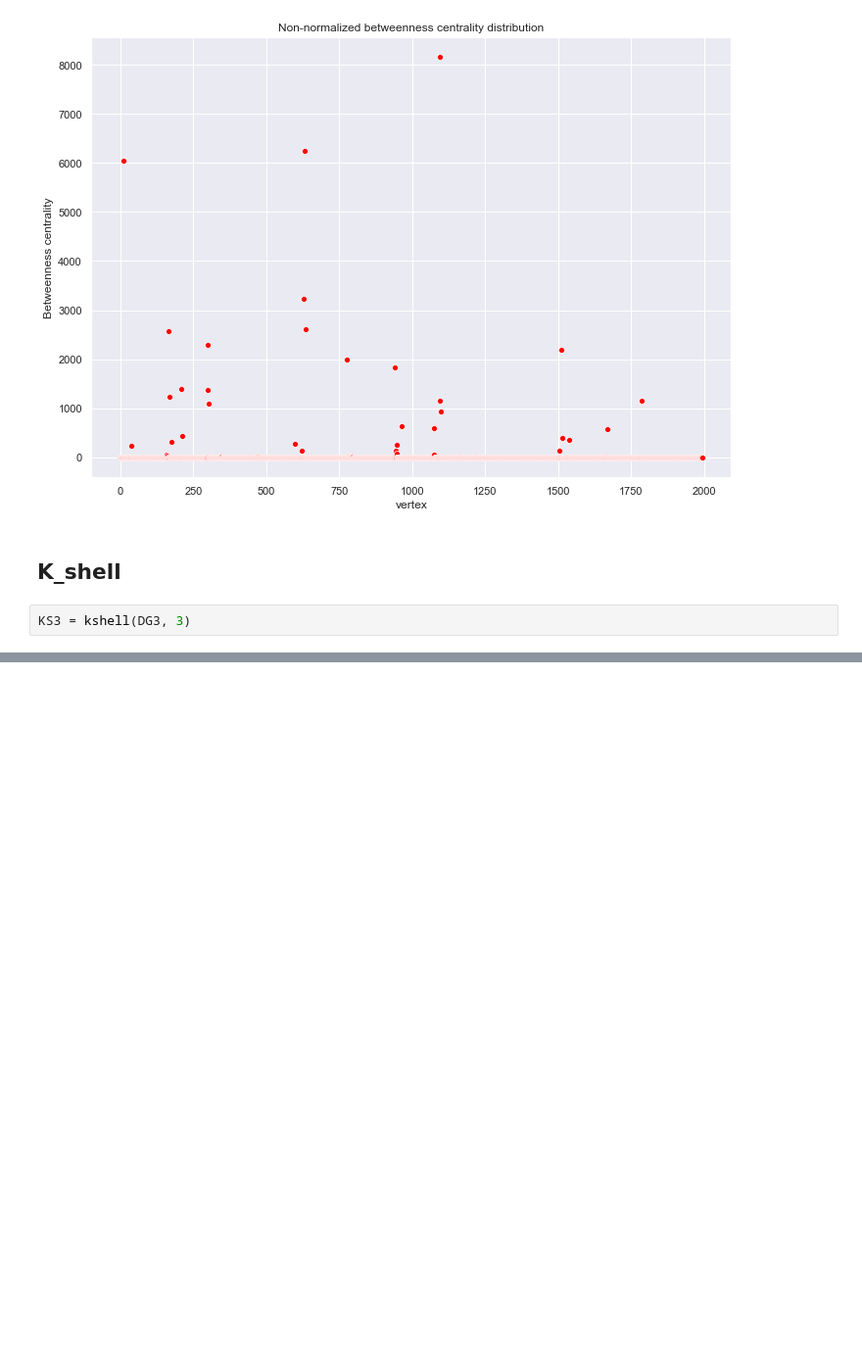
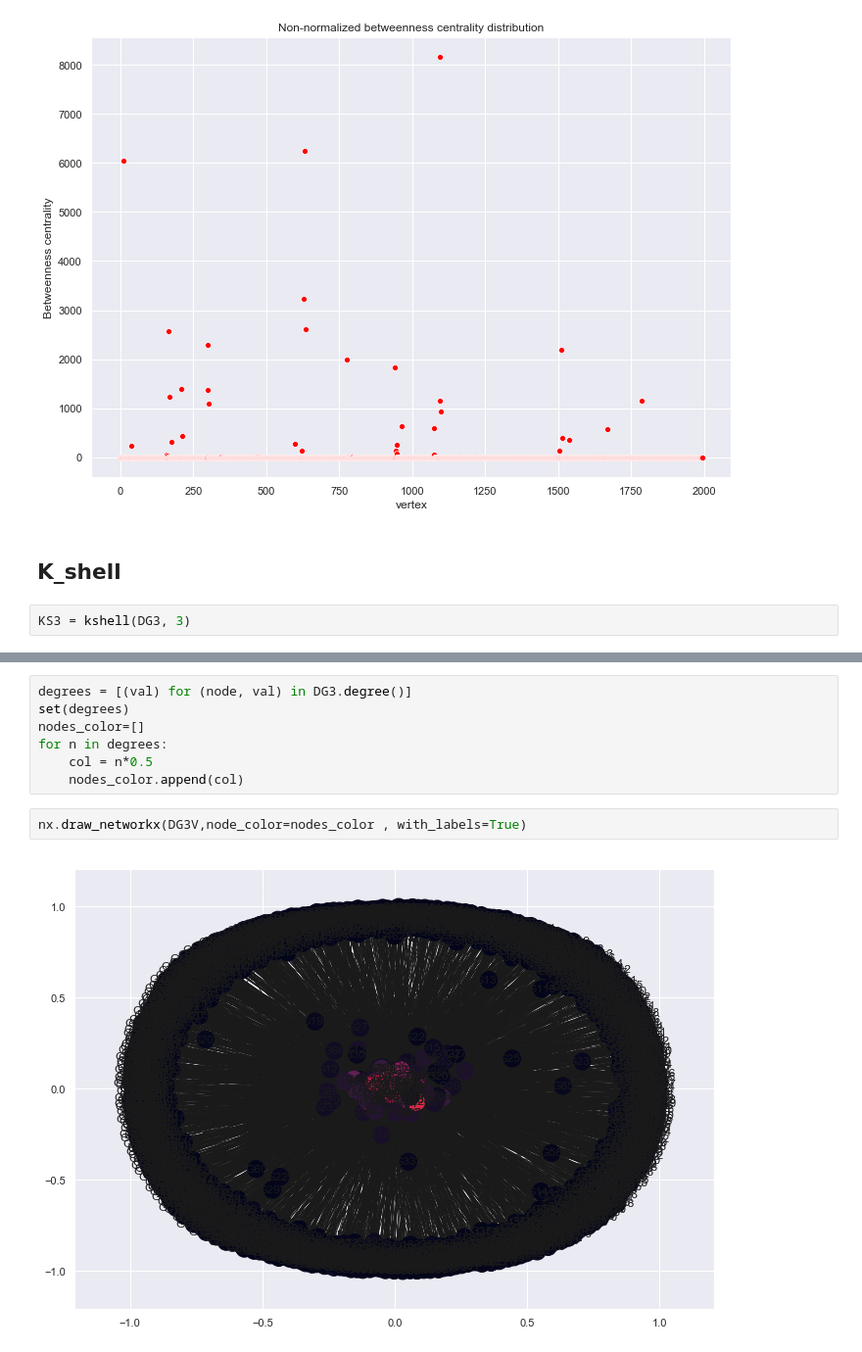
Before and after one commit to emathian/Info_theorique, a Jupyter notebook: Projet_info_theorique.ipynb, the cells around one changed output, grey strips where cells are left out. Shown at 98% size. Drawn from its saved outputs; the diff is of its cells as text; blank space fills up the shorter version.

```diff
--- a/Projet_info_theorique.ipynb
+++ b/Projet_info_theorique.ipynb
@@ -462,0 +481,11 @@ nx.draw_networkx(KS3[0])
+# %%
+degrees = [(val) for (node, val) in DG3.degree()]
+set(degrees)
+nodes_color=[]
+for n in degrees:
+    col = n*0.5
+    nodes_color.append(col)
+# %%
+nx.draw_networkx(DG3V,node_color=nodes_color , with_labels=True)
+# %% [output]
+[figure, added]
```
Also changed, not shown: parts of 15 cells of this notebook.
